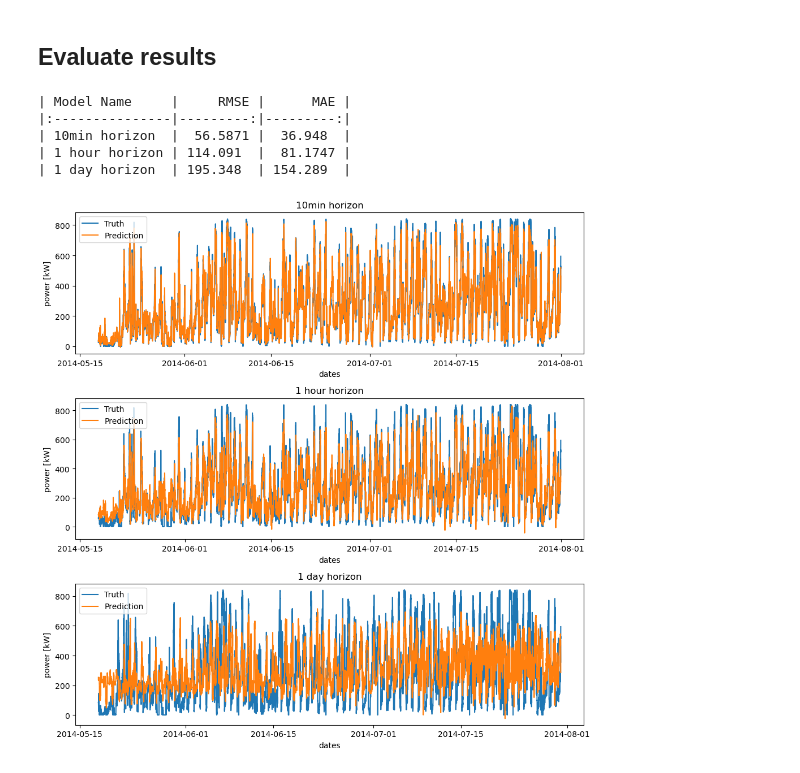
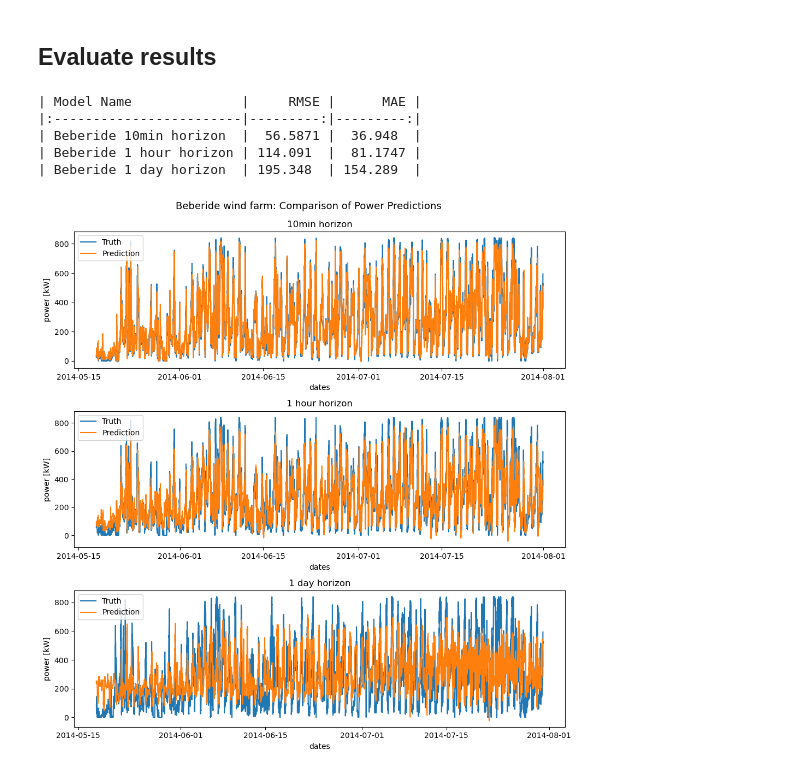
Before and after one commit to timweisbarth/renewable-energy-wind, a Jupyter notebook: doc/uebb_main.ipynb, the cells around one changed output. Cells and saved outputs as stored; diff of their text form; code cells hidden in the pictures.

```diff
--- a/doc/uebb_main.ipynb
+++ b/doc/uebb_main.ipynb
@@ -30,14 +30,14 @@ Finished training model 1 day horizon
 # %% [markdown]
 ## Evaluate results
 # %%
-visualizations.plot_metrics(models)
+visualizations.plot_metrics("Beberide", models)
 # %% [output]
-| Model Name     |     RMSE |      MAE |
-|:---------------|---------:|---------:|
-| 10min horizon  |  56.5871 |  36.948  |
-| 1 hour horizon | 114.091  |  81.1747 |
-| 1 day horizon  | 195.348  | 154.289  |
+| Model Name              |     RMSE |      MAE |
+|:------------------------|---------:|---------:|
+| Beberide 10min horizon  |  56.5871 |  36.948  |
+| Beberide 1 hour horizon | 114.091  |  81.1747 |
+| Beberide 1 day horizon  | 195.348  | 154.289  |
 # %%
-visualizations.plot_models(models)
+visualizations.plot_models("Beberide", models)
 # %% [output]
-[figure, old version]
+[figure, new version]
```
Also changed, not shown: 4 other files.
